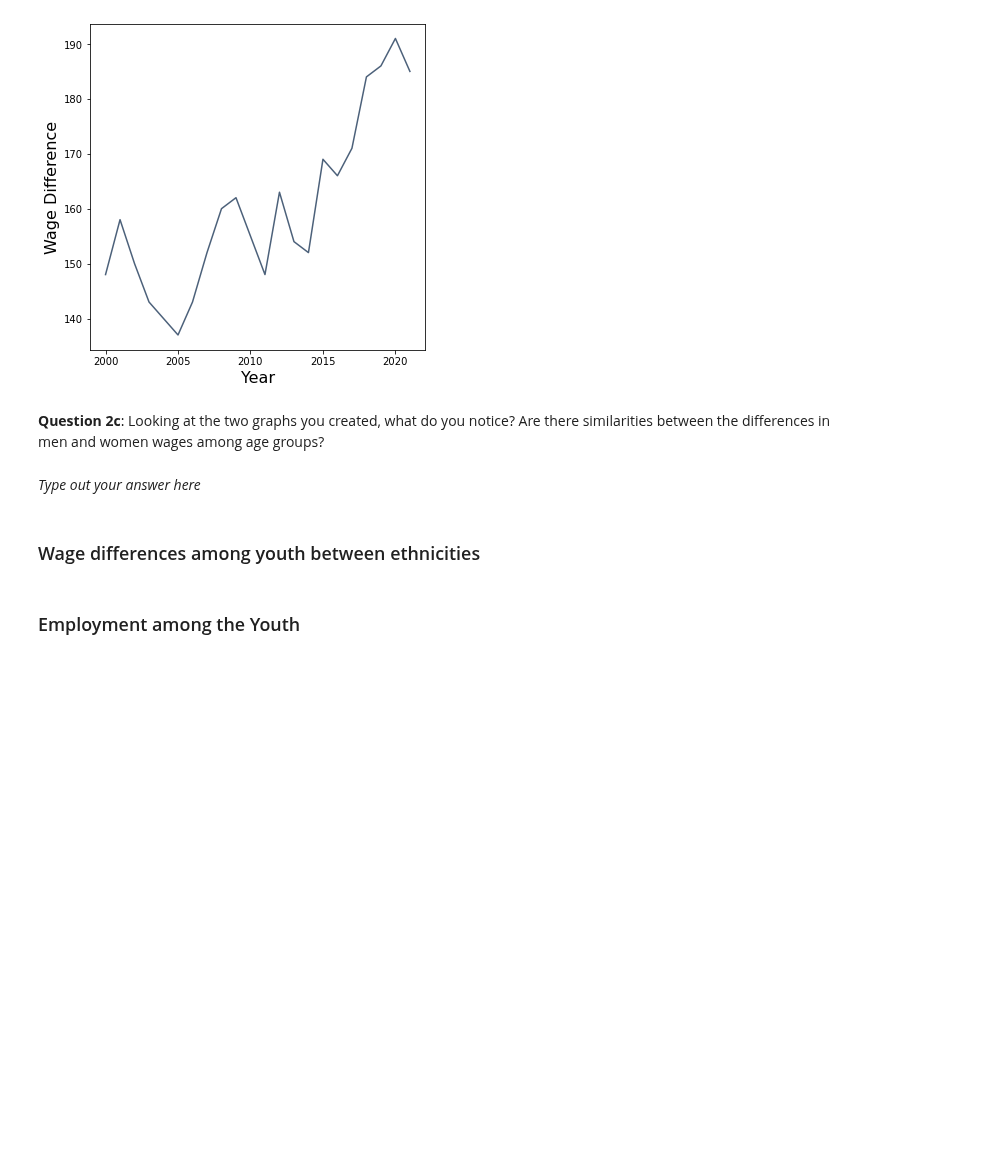
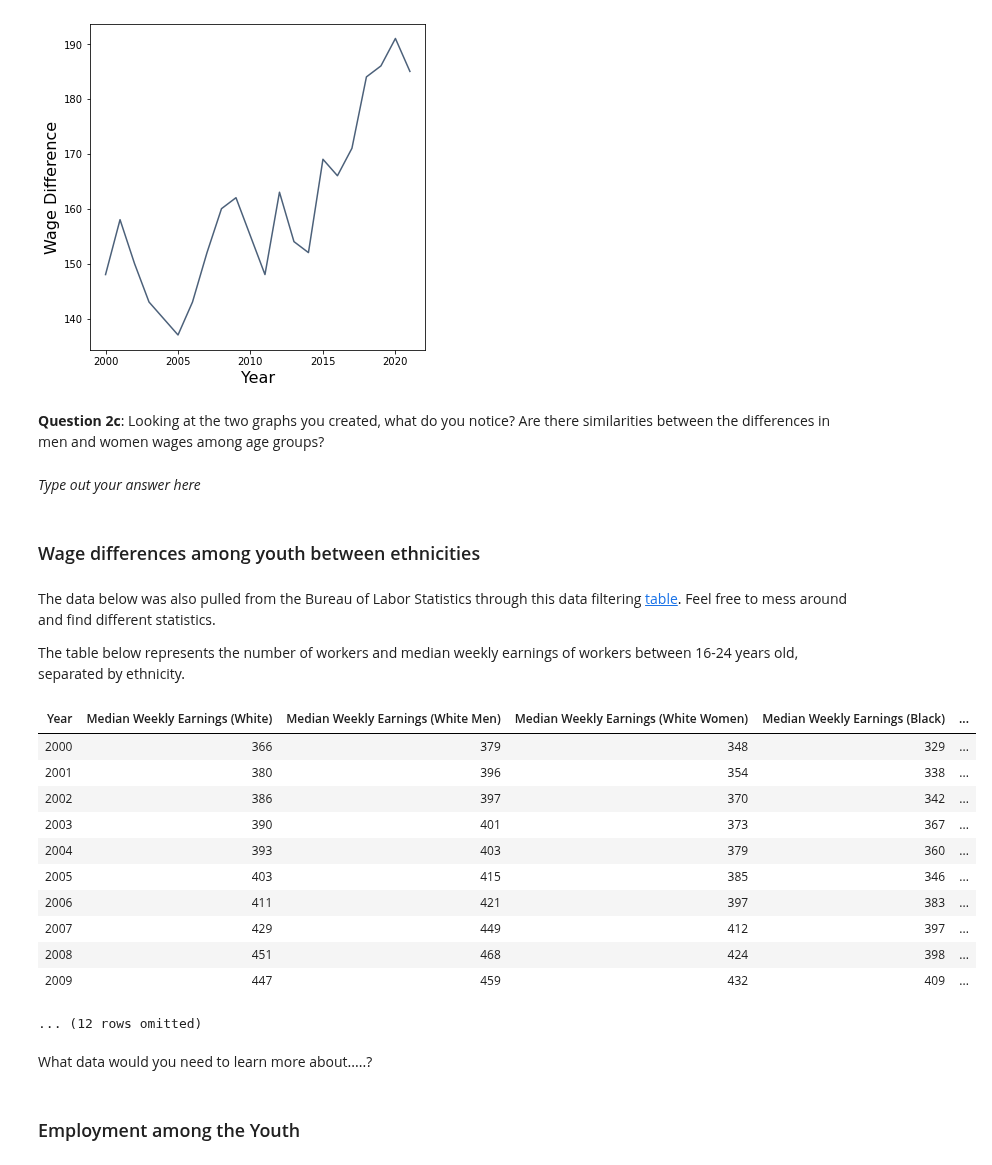
Before and after one commit to ds-modules/PUBPOL-ETHSTD-C164A-SP23, a Jupyter notebook: Exploring Labor Statistics among U.S. Youth.ipynb, the cells around one changed output. Drawn from its saved outputs; the diff is of its cells as text; code cells hidden in the pictures; blank space fills up the shorter version.

Commit message:
labor notebook updates

```diff
--- a/Exploring Labor Statistics among U.S. Youth.ipynb
+++ b/Exploring Labor Statistics among U.S. Youth.ipynb
@@ -110,5 +114,27 @@ earnings.plot("Year", "Wage Difference")
 *Type out your answer here*
 # %% [markdown]
 ### Wage differences among youth between ethnicities
+# %% [markdown]
+The data below was also pulled from the Bureau of Labor Statistics through this data filtering [table](https://www.bls.gov/webapps/legacy/cpswktab3.htm). Feel free to mess around and find different statistics.
+
+The table below represents the number of workers and median weekly earnings of workers between 16-24 years old, separated by ethnicity.
+# %%
+wages_ethnicity = Table.read_table("Data/Youth Earnings by Ethnicity.csv")
+wages_ethnicity
+# %% [output]
+| Year | Median Weekly Earnings (White) | Median Weekly Earnings (White Men) | Median Weekly Earnings (White Women) | Median Weekly Earnings (Black) | ... |
+| 2000 | 366 | 379 | 348 | 329 | ... |
+| 2001 | 380 | 396 | 354 | 338 | ... |
+| 2002 | 386 | 397 | 370 | 342 | ... |
+| 2003 | 390 | 401 | 373 | 367 | ... |
+| 2004 | 393 | 403 | 379 | 360 | ... |
+| 2005 | 403 | 415 | 385 | 346 | ... |
+| 2006 | 411 | 421 | 397 | 383 | ... |
+| 2007 | 429 | 449 | 412 | 397 | ... |
+| 2008 | 451 | 468 | 424 | 398 | ... |
+| 2009 | 447 | 459 | 432 | 409 | ... |
+... (12 rows omitted)
+# %% [markdown]
+What data would you need to learn more about.....?
 # %% [markdown]
 ### Employment among the Youth
```
Also changed, not shown: parts of 6 cells of this notebook, 5 other files.
